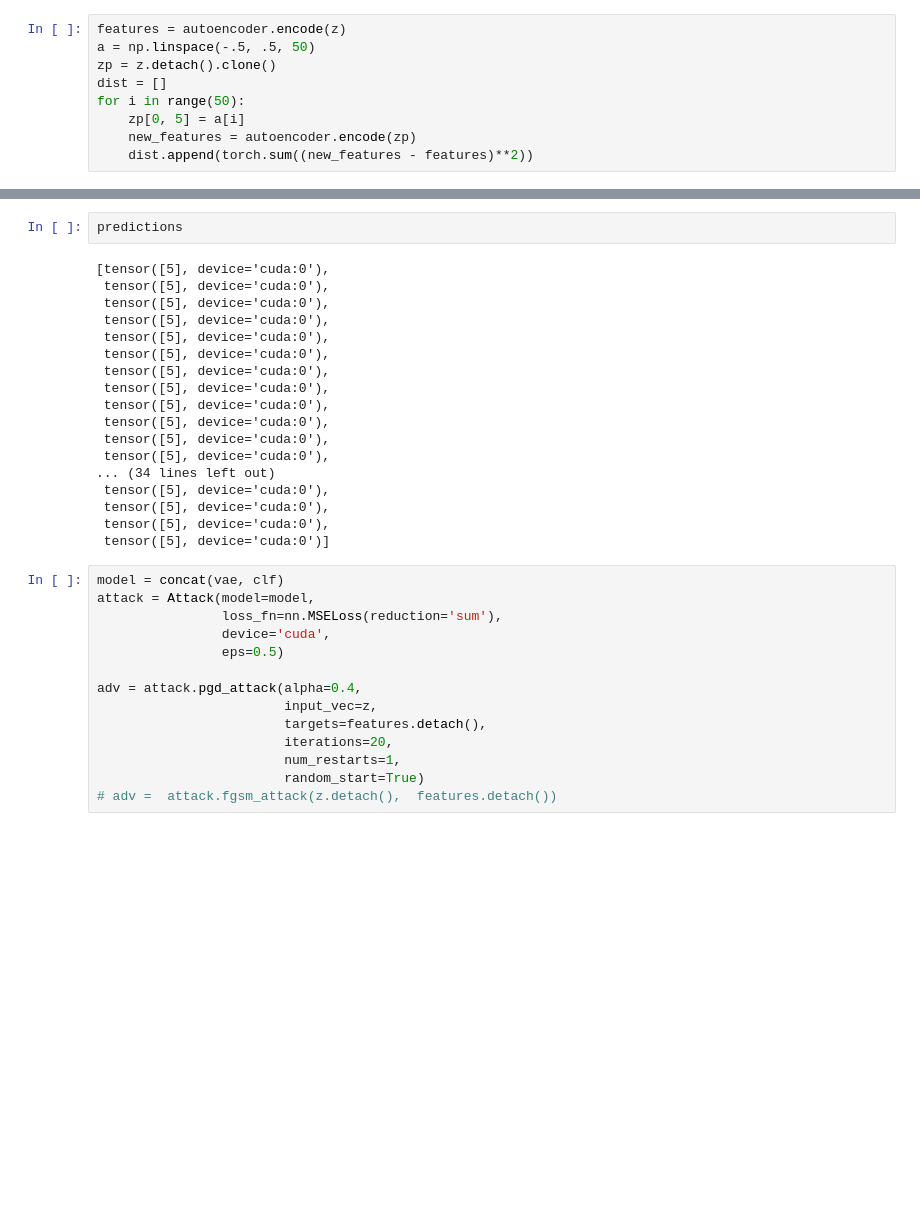
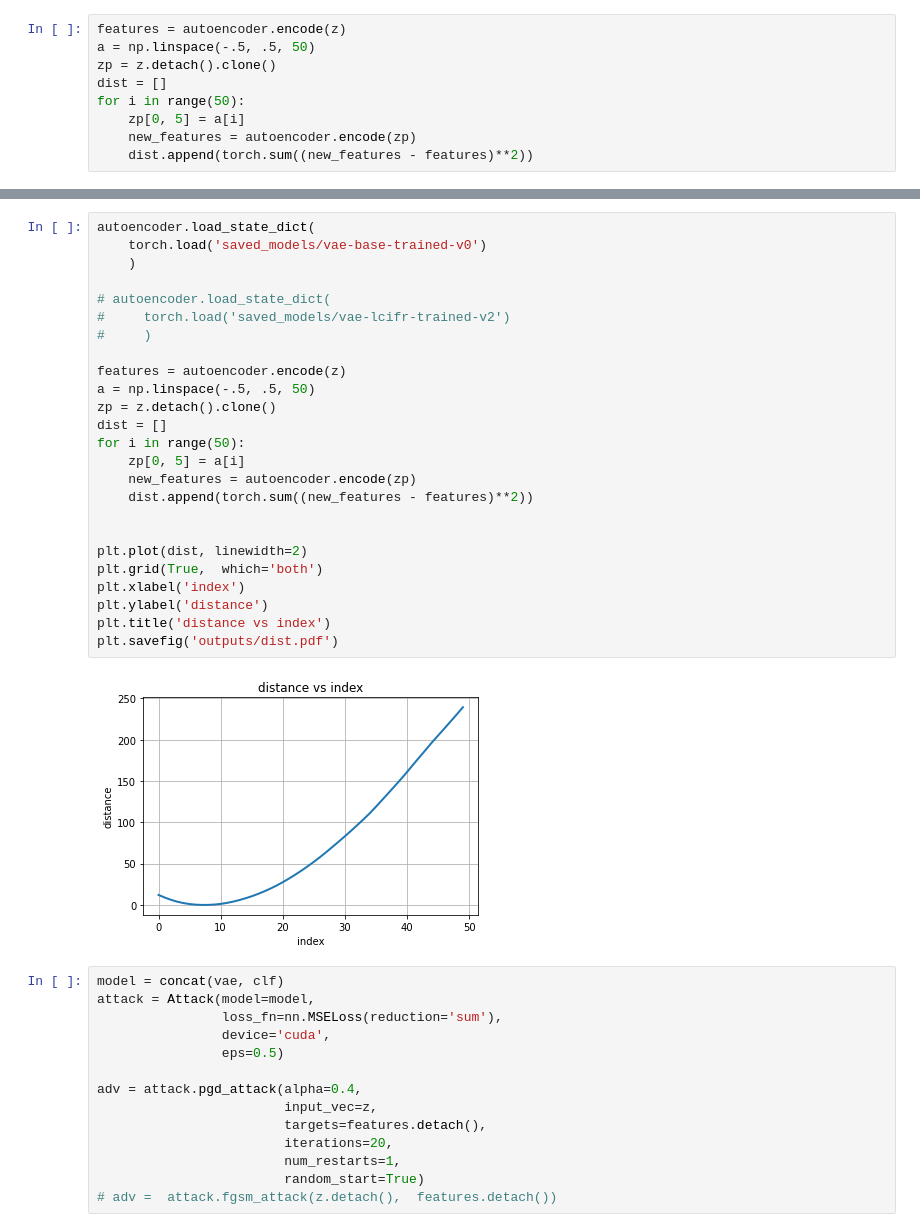
Before and after one commit to Msadat97/fairness-vision, a Jupyter notebook: MNIST_VAE.ipynb, the cells around one changed output, grey strips where cells are left out. Saved outputs shown, nothing was run; the diff lists cells and outputs as text; blank space fills up the shorter version.

```diff
--- a/MNIST_VAE.ipynb
+++ b/MNIST_VAE.ipynb
@@ -124,23 +114,30 @@ plt.savefig('outputs/dist.pdf')
-# %%
-predictions
-# %% [output]
-[tensor([5], device='cuda:0'),
- tensor([5], device='cuda:0'),
- tensor([5], device='cuda:0'),
- tensor([5], device='cuda:0'),
- tensor([5], device='cuda:0'),
- tensor([5], device='cuda:0'),
- tensor([5], device='cuda:0'),
- tensor([5], device='cuda:0'),
- tensor([5], device='cuda:0'),
- tensor([5], device='cuda:0'),
- tensor([5], device='cuda:0'),
- tensor([5], device='cuda:0'),
-... (34 lines left out)
- tensor([5], device='cuda:0'),
- tensor([5], device='cuda:0'),
- tensor([5], device='cuda:0'),
- tensor([5], device='cuda:0')]
+# %%
+autoencoder.load_state_dict(
+    torch.load('saved_models/vae-base-trained-v0')
+    )
+
+# autoencoder.load_state_dict(
+#     torch.load('saved_models/vae-lcifr-trained-v2')
+#     )
+
+features = autoencoder.encode(z)
+a = np.linspace(-.5, .5, 50)
+zp = z.detach().clone()
+dist = []
+for i in range(50):
+    zp[0, 5] = a[i]
+    new_features = autoencoder.encode(zp)
+    dist.append(torch.sum((new_features - features)**2))
+
+
+plt.plot(dist, linewidth=2)
+plt.grid(True,  which='both')
+plt.xlabel('index')
+plt.ylabel('distance')
+plt.title('distance vs index')
+plt.savefig('outputs/dist.pdf')
+# %% [output]
+[figure, added]
 # %%
 model = concat(vae, clf)
 attack = Attack(model=model,
```
Also changed, not shown: parts of 8 cells of this notebook, 3 other files.
